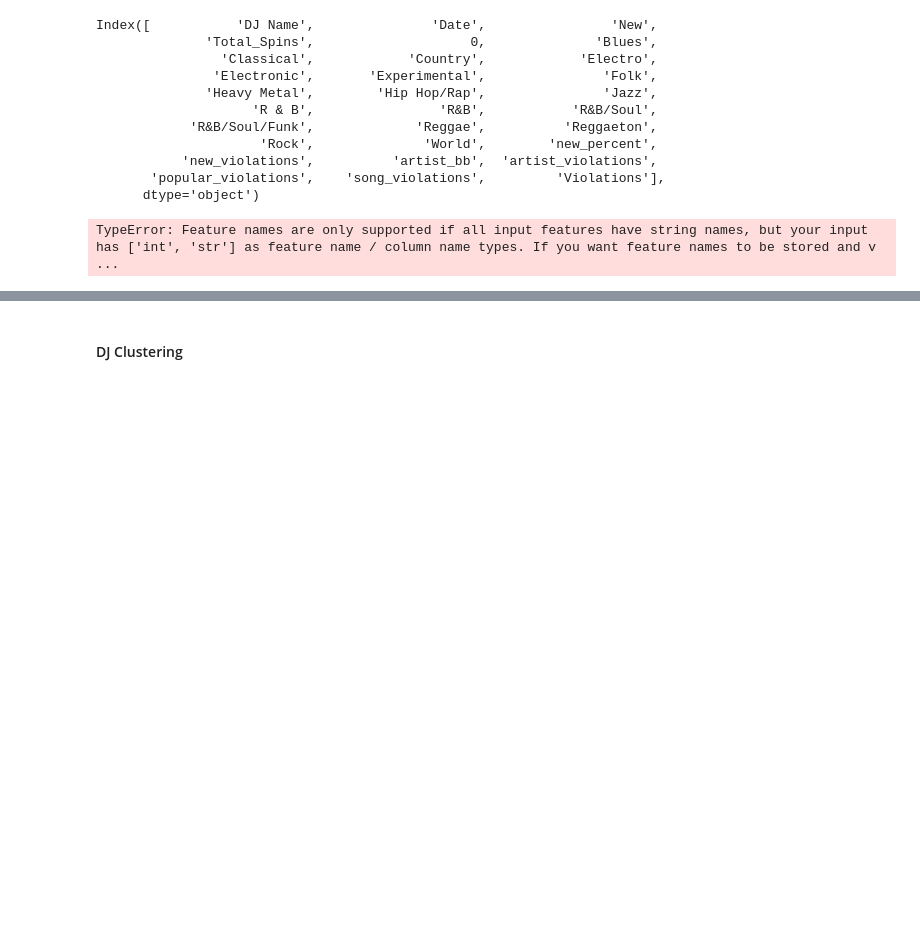
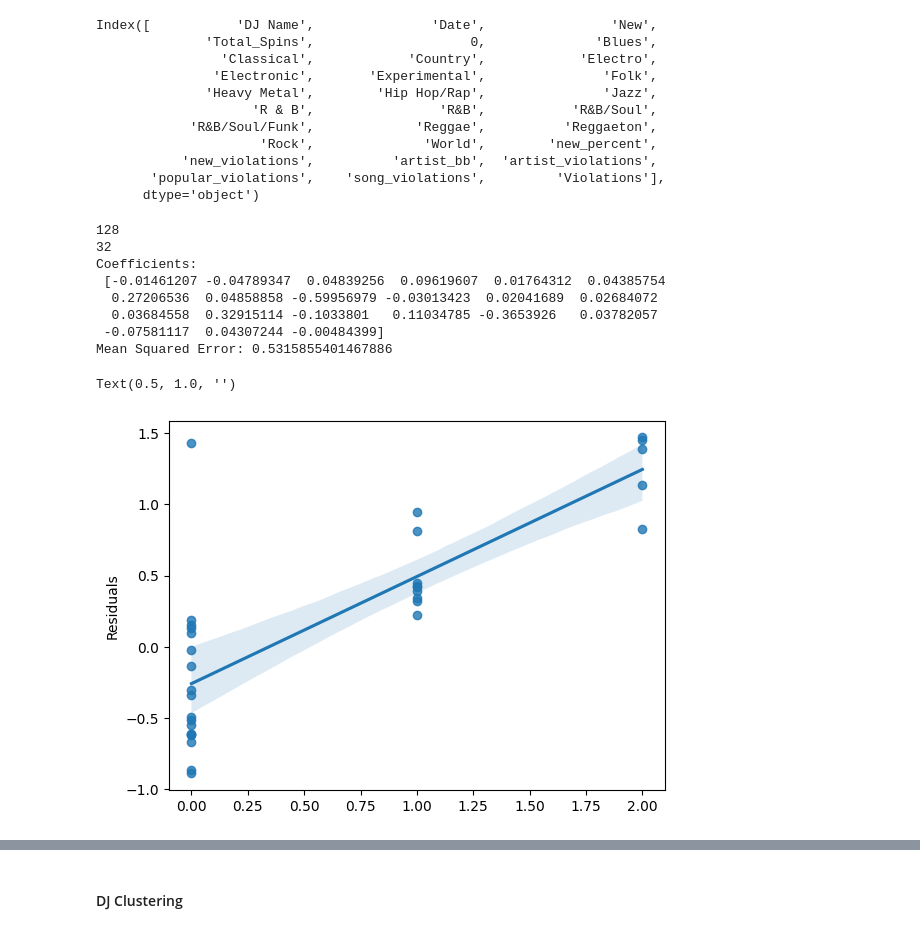
Before and after one commit to zhayes42/CS3870-WRUV, a Jupyter notebook: main.ipynb, the cells around one changed output, grey strips where cells are left out. Cells and saved outputs as stored; diff of their text form; code cells hidden in the pictures; blank space fills up the shorter version.

```diff
--- a/main.ipynb
+++ b/main.ipynb
@@ -368,25 +381,45 @@ Index([           'DJ Name',               'Date',                'New',
 # %%
 
 small_djs["Date"] = pd.to_datetime(small_djs["Date"])
-small_djs["Date"] = small_djs["Date"].map(datetime.datetime.toordinal)
+small_djs["Date"] = small_djs["Date"].map(datetime.toordinal)
 small_djs.drop(0)
+small_djs.columns = small_djs.columns.astype(str)
 #X.columns = X.columns.astype(str)
 
-
+train, test = train_test_split(small_djs, test_size = 0.2, train_size = 0.8)
+print(len(train))
+print(len(test))
 small_djs_X = small_djs.drop(["DJ Name", "New", "new_percent", "new_violations", "artist_bb", "artist_violations", "popular_violations", "song_violations", "Violations"], axis=1)
 small_djs_Y = small_djs["Violations"]
 
 
-small_djs_X_train = small_djs_X[:-20]
-small_djs_X_test = small_djs_X[-20:]
-small_djs_Y_train = small_djs_Y[:-20]
-small_djs_Y_test = small_djs_Y[-20:]
+small_djs_X_train = train.drop(["DJ Name", "New", "new_percent", "new_violations", "artist_bb", "artist_violations", "popular_violations", "song_violations", "Violations"], axis=1)
+small_djs_X_test = test.drop(["DJ Name", "New", "new_percent", "new_violations", "artist_bb", "artist_violations", "popular_violations", "song_violations", "Violations"], axis=1)
+
+small_djs_Y_train = train["Violations"]
+small_djs_Y_test = test["Violations"]
 
 regr = linear_model.LinearRegression()
 regr.fit(small_djs_X_train, small_djs_Y_train)
 small_djs_Y_pred = regr.predict(small_djs_X_test)
 print("Coefficients: \n", regr.coef_)
 print(f'Mean Squared Error: {mean_squared_error(small_djs_Y_test, small_djs_Y_pred)}')
-print(f'R squared: {r2_score(small_djs_Y_test, small_djs_Y_train)}')
+#print(f'R squared: {r2_score(small_djs_Y_test, small_djs_Y_train)}')
 # %% [output]
-TypeError: Feature names are only supported if all input features have string names, but your input has ['int', 'str'] as feature name / column name types. If you want feature names to be stored and v ...
+128
+32
+Coefficients:
+ [-0.01461207 -0.04789347  0.04839256  0.09619607  0.01764312  0.04385754
+  0.27206536  0.04858858 -0.59956979 -0.03013423  0.02041689  0.02684072
+  0.03684558  0.32915114 -0.1033801   0.11034785 -0.3653926   0.03782057
+ -0.07581117  0.04307244 -0.00484399]
+Mean Squared Error: 0.5315855401467886
+# %%
+residuals = small_djs_Y_test - small_djs_Y_pred
+ax = sns.regplot(x=small_djs_Y_test, y=residuals)
+ax.set_xlabel('')
+ax.set_ylabel('Residuals')
+ax.set_title('')
+# %% [output]
+Text(0.5, 1.0, '')
+[figure, added]
```
Also changed, not shown: parts of 9 cells of this notebook, 1 other file.
